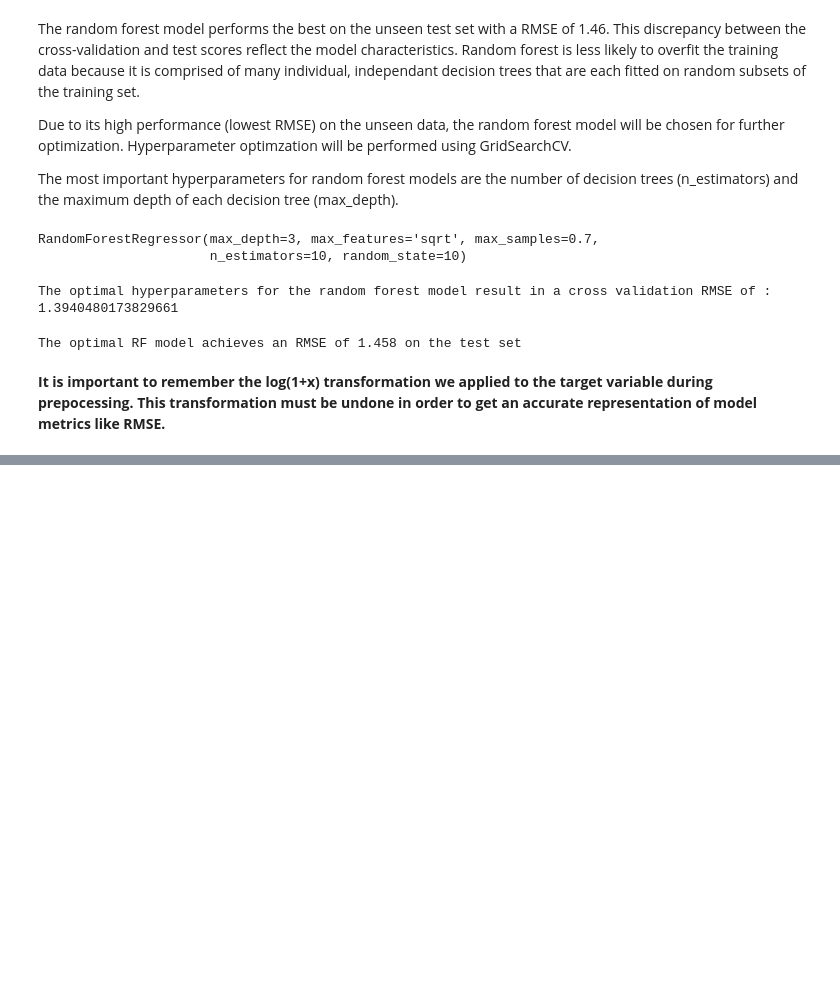
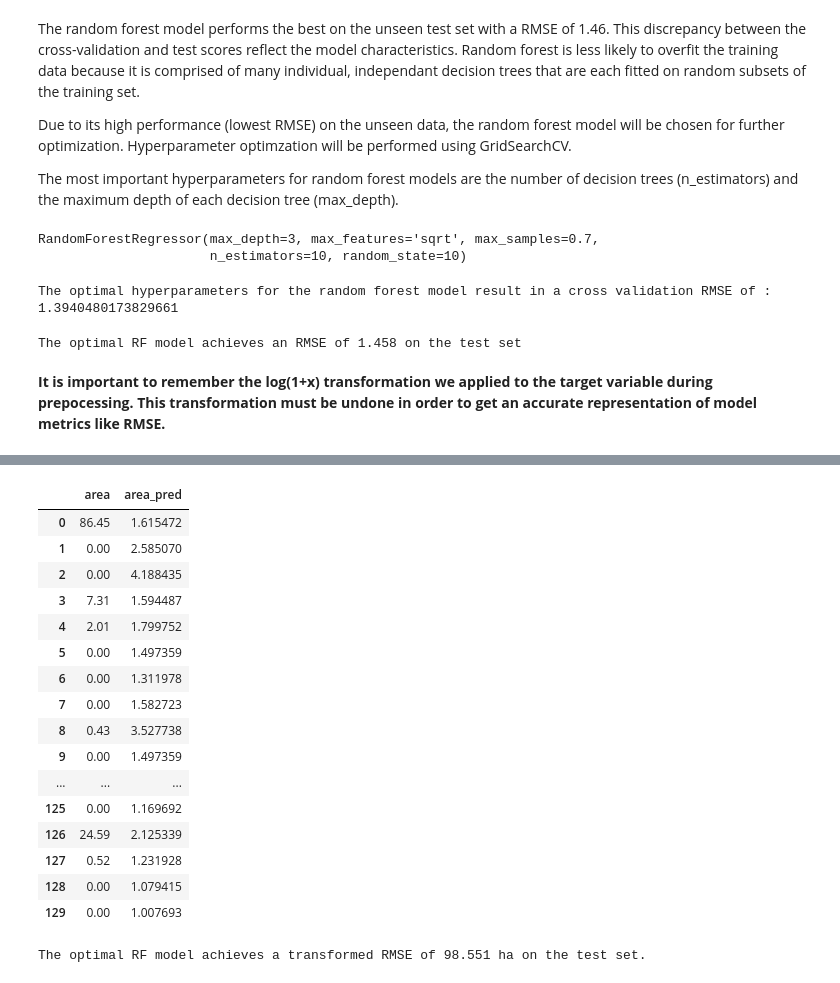
Before and after one commit to grahamgreene88/Forest-Fire-Predicition, a Jupyter notebook: Forest Fire Notebook.ipynb, the cells around one changed output, grey strips where cells are left out. Saved outputs shown, nothing was run; the diff lists cells and outputs as text; code cells hidden in the pictures; blank space fills up the shorter version.

Commit message:
Converted RMSE back to untransformed ha units. Started reframed problem.

```diff
--- a/Forest Fire Notebook.ipynb
+++ b/Forest Fire Notebook.ipynb
@@ -312,0 +340,39 @@ The optimal RF model achieves an RMSE of 1.458 on the test set
+# %%
+# Apply reverse transformation to each column - e^x - 1
+cols = y_df.columns
+for col in cols:
+    y_df[col] = np.exp(y_df[col]) - 1
+# Renaming columns to area
+y_df.rename(columns = {'ln_area':'area', 'ln_area_pred':'area_pred'}, inplace=True)
+pd.set_option("display.max_rows", None)
+pd.set_option("display.max_columns", None)
+# pd.reset_option("display.max_rows")
+# pd.reset_option("display.max_columns")
+y_df
+# %% [output]
+|  | area | area_pred |
+| 0 | 86.45 | 1.615472 |
+| 1 | 0.00 | 2.585070 |
+| 2 | 0.00 | 4.188435 |
+| 3 | 7.31 | 1.594487 |
+| 4 | 2.01 | 1.799752 |
+| 5 | 0.00 | 1.497359 |
+| 6 | 0.00 | 1.311978 |
+| 7 | 0.00 | 1.582723 |
+| 8 | 0.43 | 3.527738 |
+| 9 | 0.00 | 1.497359 |
+| ... | ... | ... |
+| 125 | 0.00 | 1.169692 |
+| 126 | 24.59 | 2.125339 |
+| 127 | 0.52 | 1.231928 |
+| 128 | 0.00 | 1.079415 |
+| 129 | 0.00 | 1.007693 |
+# %%
+# Recalculate RMSE for transformed test set
+y_test_list = y_df['area'].tolist()
+y_pred_list = y_df['area_pred'].tolist()
+RMSE_test_final = MSE(y_test_list, y_pred_list) ** 0.5
+# RMSE_test_final = MSE(pd.Series(y_df['area']), pd.Series(y_df['area_pred'])) ** 0.5
+print(f"The optimal RF model achieves a transformed RMSE of {RMSE_test_final.round(3)} ha on the test set.")
+# %% [output]
+The optimal RF model achieves a transformed RMSE of 98.551 ha on the test set.
```
Also changed, not shown: parts of 11 cells of this notebook.
